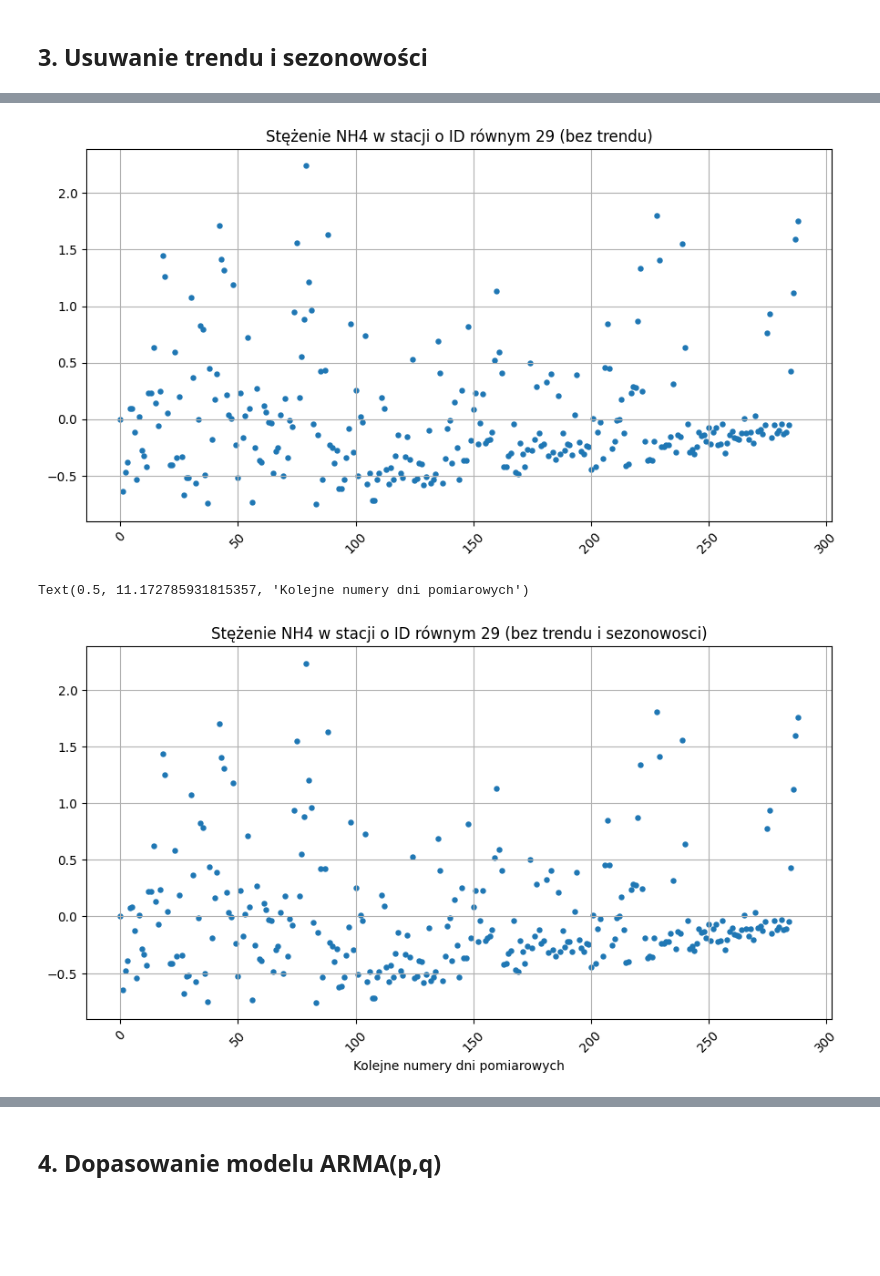
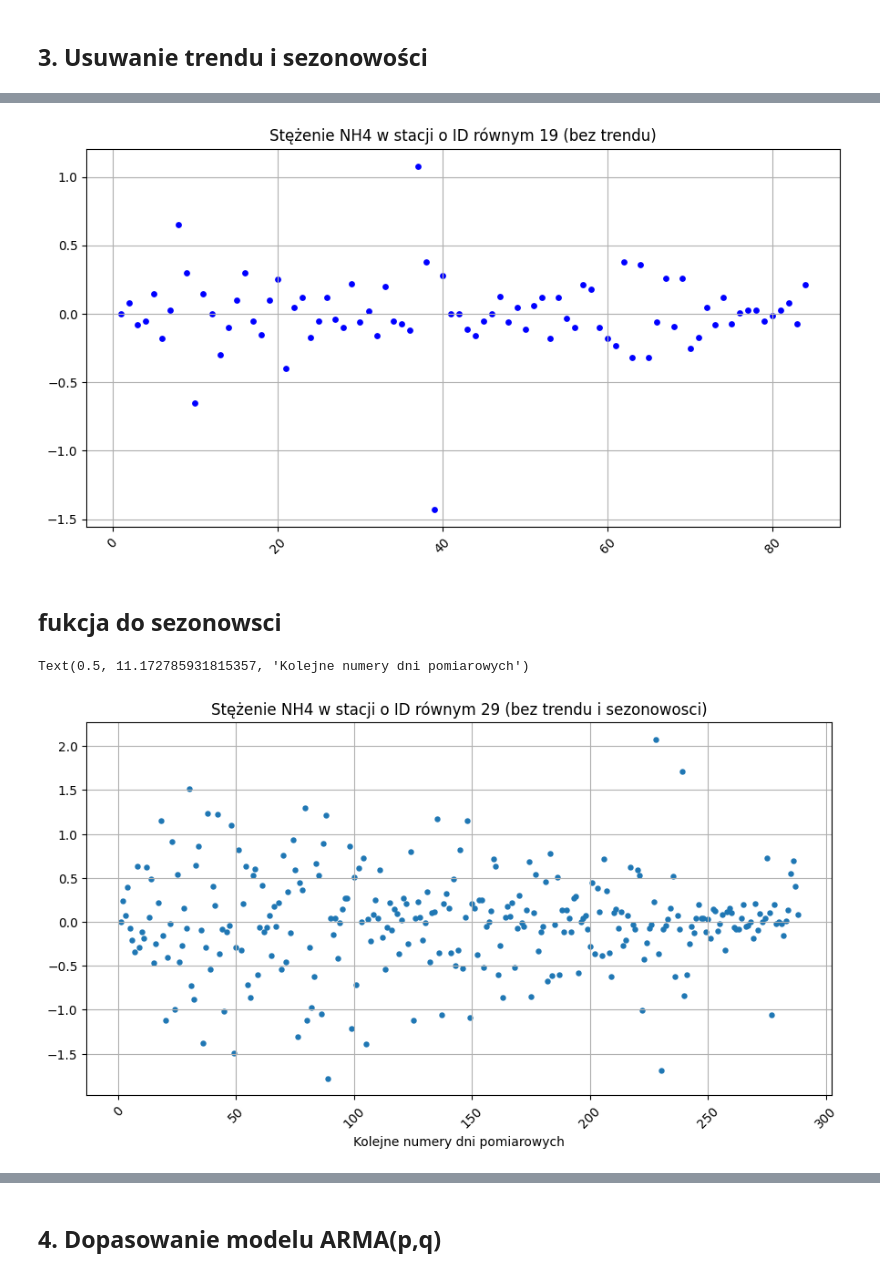
Before and after one commit to MarCodeWaves/Water_pollution_math_modelling, a Jupyter notebook: prez_MDM_kody_z_predykcja.ipynb, the cells around one changed output, grey strips where cells are left out. Drawn from its saved outputs; the diff is of its cells as text; code cells hidden in the pictures; blank space fills up the shorter version.

```diff
--- a/prez_MDM_kody_z_predykcja.ipynb
+++ b/prez_MDM_kody_z_predykcja.ipynb
@@ -201,8 +266,8 @@ plt.show()
 # %%
-X1 = station_data['NH4']
+X1 = station_data1['NH4']
 t_list1 = np.arange(0,(len(X1)),1)
 a, b = np.polyfit(t_list1, X1, deg=1)
-n = len(station_data)
+n = len(station_data1)
 
 X_no_trend1 = np.zeros(n)
 print(len(X1))
@@ -214,11 +279,3 @@ for t in range(1,n):
 def funcc(x,c,d,e):
     y = c*np.sin(d*x+e)
     return y
-
-params, sth = curve_fit(funcc, t_list1, X_no_trend1, p0 = [3,0.004,0])
-hat_c, hat_d, hat_e = params
-
-X_no_seasonality1 = np.zeros(n)
-
-for t in range(1,n):
-    X_no_seasonality1[t] =  X_no_trend1[t] - hat_c*np.sin(hat_d*t+hat_e)
@@ -283,10 +346,10 @@ Odrzucamy hipotezę o niestacjonarności. Dane są stacjonarne.
 # %% [markdown]
 ## 2. Podział danych do przyszłej predykcji
 # %%
-train_data1 = station_data[:int(0.9*len(X_no_seasonality1))]
-test_data1 = station_data[int(0.9*len(X_no_seasonality1)):]
+train_data1 = station_data1[:int(0.9*len(station_data1))]
+test_data1= station_data1[int(0.9*len(station_data1)):]
 # %%
-train_data = station_data[:int(0.9*len(station_data))]
-test_data = station_data[int(0.9*len(station_data)):]
+train_data2 = station_data2[:int(0.9*len(station_data2))]
+test_data2 = station_data2[int(0.9*len(station_data2)):]
 # %%
 plt.figure(figsize=(9, 5))
@@ -307,20 +422,28 @@ print(len(station_data))
 # %%
-X = train_data['NH4']
-t_list = np.arange(0,(len(X)),1)
-a, b = np.polyfit(t_list, X, deg=1)
-n = len(train_data)
+X2 = train_data2['NH4']
+t_list2 = np.arange(0,(len(X2)),1)
+a2, b2 = np.polyfit(t_list2, X2, deg=1)
+n2 = len(train_data2)
 
-X_no_trend = np.zeros(n)
+X_no_trend2 = np.zeros(n2)
 
-for t in range(1,n):
-    X_no_trend[t] =  X[t+2357] - a*t - b
+for t in range(1,n2):
+
+    X_no_trend2[t] =  X2[t+630] - a2*t - b2
+
+
+
+X_no_trend2= np.diff(X2)
 
 plt.figure(figsize=(9, 5))
 
-plt.scatter(t_list,X_no_trend, marker='o', linestyle='-', s=13)
-plt.title("Stężenie NH4 w stacji o ID równym 29 (bez trendu)")
+plt.scatter(t_list2[1:],X_no_trend2, marker='o', linestyle='-', s=15, c="blue")
+
+plt.title(f"Stężenie NH4 w stacji o ID równym {stacja2} (bez trendu)")
 plt.grid()
 plt.xticks(rotation=45)
 plt.tight_layout()
 # %% [output]
-[figure, old version]
+[figure, new version]
+# %% [markdown]
+## fukcja do sezonowsci
@@ -327,24 +454,24 @@ plt.tight_layout()
 # %%
-def funcc(x,c,d,e):
-    y = c*np.sin(d*x+e)
-    return y
 
-params, sth = curve_fit(funcc, t_list, X_no_trend, p0 = [3,0.004,0])
-hat_c, hat_d, hat_e = params
 
-X_no_seasonality = np.zeros(n)
+params1, sth = curve_fit(funcc, t_list1[1:], X_no_trend1)
+hat_c1, hat_d1, hat_e1 = params1
 
-for t in range(1,n):
-    X_no_seasonality[t] =  X_no_trend[t] - hat_c*np.sin(hat_d*t+hat_e)
+X_no_seasonality1 = np.zeros(len(X_no_trend1))
+
+for t in range(1, len(X_no_trend1)):
+    X_no_seasonality1[t] =  X_no_trend1[t] - hat_c1*np.sin(hat_d1*t+hat_e1)
 
 plt.figure(figsize=(9, 5))
 
-plt.scatter(t_list, X_no_seasonality, marker='o', linestyle='-', s=13)
-plt.title("Stężenie NH4 w stacji o ID równym 29 (bez trendu i sezonowosci)")
+plt.scatter(t_list1[1:], X_no_seasonality1, marker='o', linestyle='-', s=13)
+#plt.scatter(t_list1[1:], X_no_trend1 ,marker='o', linestyle='-', s=13, c="red") #tu nie bylo sezonowosci
+
+plt.title(f"Stężenie NH4 w stacji o ID równym {stacja1} (bez trendu i sezonowosci)")
 plt.grid()
 plt.xticks(rotation=45)
 plt.tight_layout()
 plt.xlabel('Kolejne numery dni pomiarowych')
 # %% [output]
 Text(0.5, 11.172785931815357, 'Kolejne numery dni pomiarowych')
-[figure, old version]
+[figure, new version]
```
Also changed, not shown: parts of 42 cells of this notebook.
